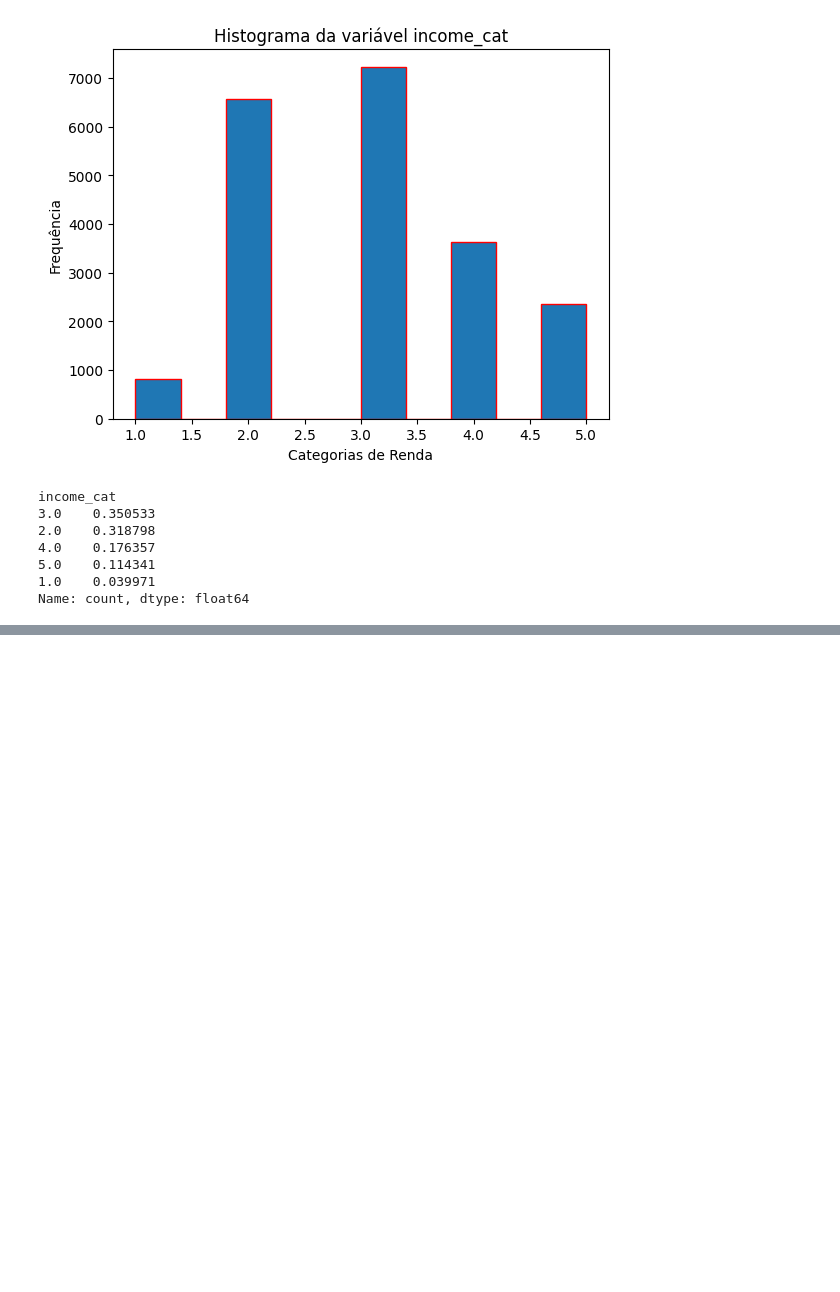
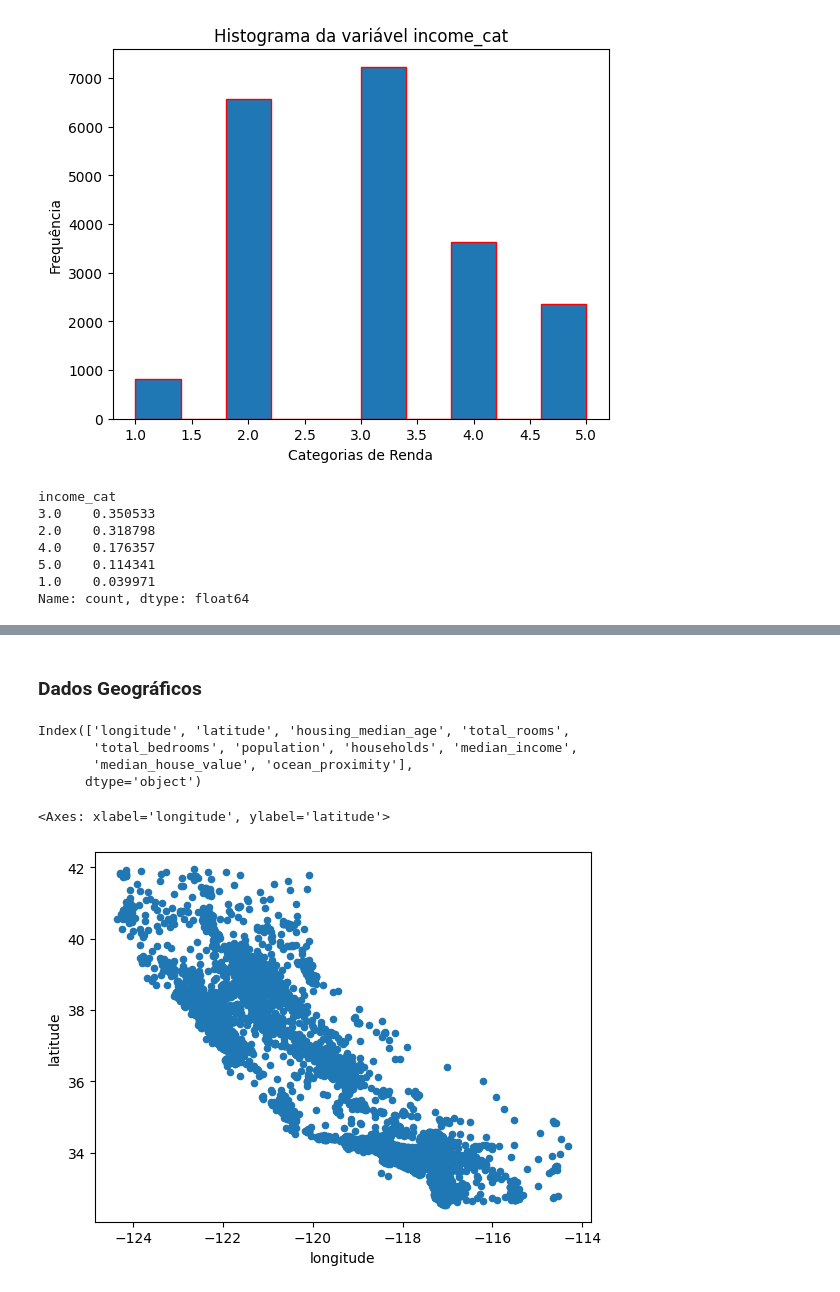
Before and after one commit to dteconometrics/Hands_on, a Jupyter notebook: projeto_1.ipynb, the cells around one changed output, grey strips where cells are left out. Drawn from its saved outputs; the diff is of its cells as text; code cells hidden in the pictures; blank space fills up the shorter version.

```diff
--- a/projeto_1.ipynb
+++ b/projeto_1.ipynb
@@ -179,0 +187,16 @@ Name: count, dtype: float64
+# %%
+housing = strat_train_set.copy()
+# %% [markdown]
+### Dados Geográficos
+# %%
+housing.columns
+# %% [output]
+Index(['longitude', 'latitude', 'housing_median_age', 'total_rooms',
+       'total_bedrooms', 'population', 'households', 'median_income',
+       'median_house_value', 'ocean_proximity'],
+      dtype='object')
+# %%
+housing.plot(kind="scatter", x ="longitude", y="latitude")
+# %% [output]
+<Axes: xlabel='longitude', ylabel='latitude'>
+[figure, added]
```
Also changed, not shown: parts of 11 cells of this notebook.
